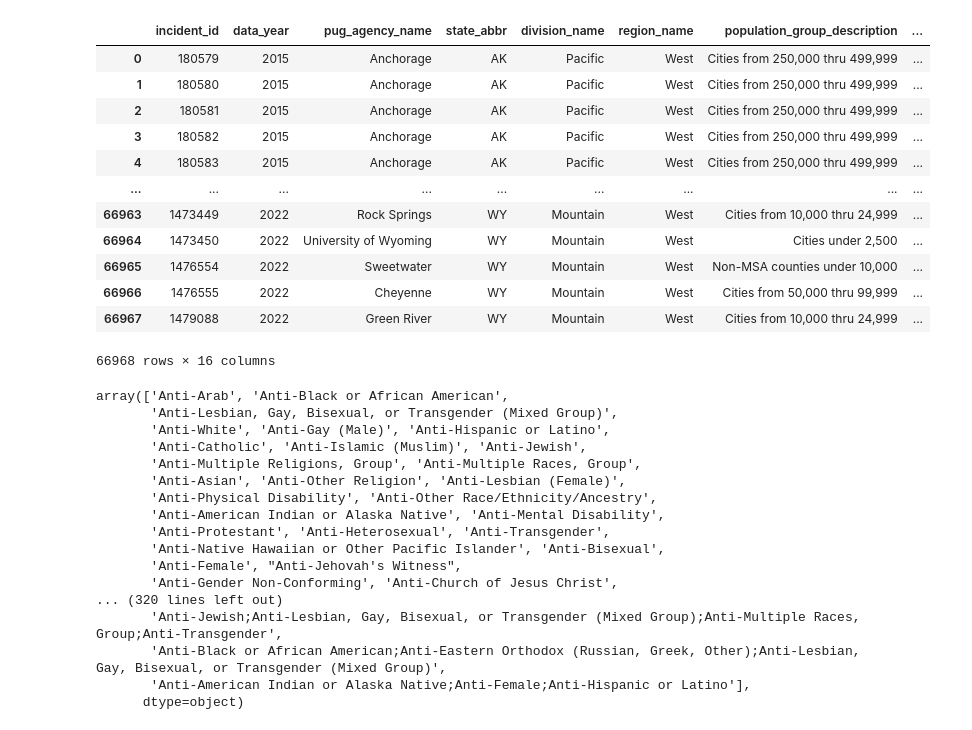
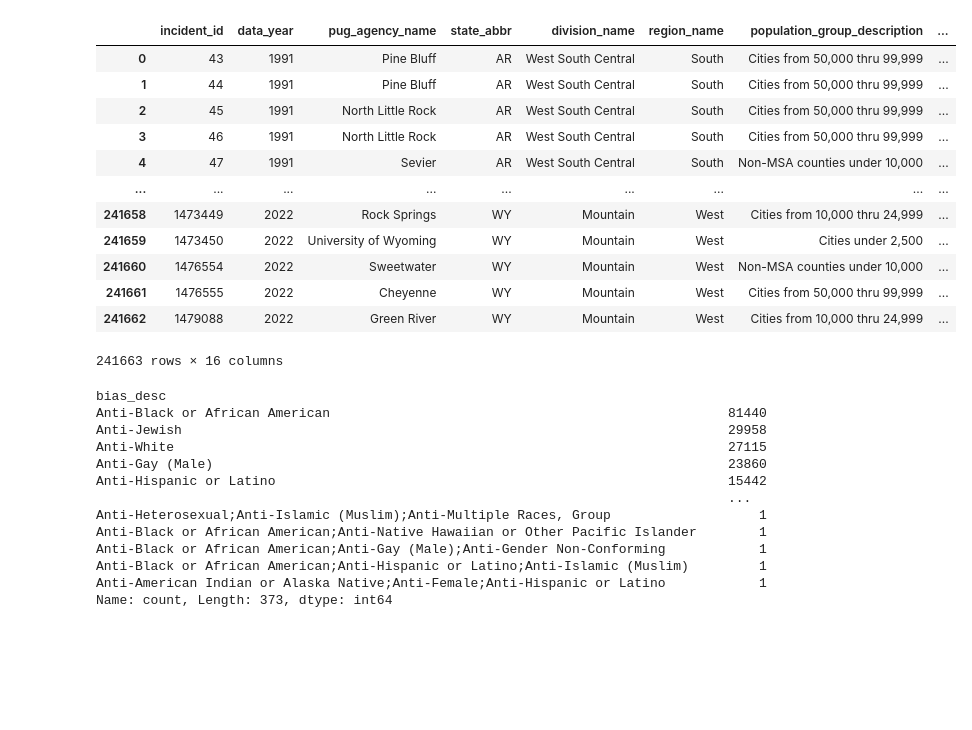
Before and after one commit to corporatemanny/FBI-Hate-Crime-Analysis, a Jupyter notebook: Analysis/dataFilter.ipynb, the cells around one changed output. Saved outputs shown, nothing was run; the diff lists cells and outputs as text; code cells hidden in the pictures; blank space fills up the shorter version.

```diff
--- a/Analysis/dataFilter.ipynb
+++ b/Analysis/dataFilter.ipynb
@@ -9,66 +7,60 @@ import matplotlib.pyplot as plt
 # %%
 hate_crime_data = os.path.join('..', 'Resources', 'hate_crime.csv')
 
 hateCrimedf = pd.read_csv(hate_crime_data)
-
-hateCrimedf = hateCrimedf[hateCrimedf['data_year'] >= 2015]
-hateCrimedf
 
 hateCrimedf.drop(columns=[
 
     'pub_agency_unit',
     'state_name',
     'population_group_code',
     'adult_victim_count',
     'juvenile_victim_count',
     'adult_offender_count',
     'juvenile_offender_count',
     'location_name',
     'multiple_offense',
     'multiple_bias',
     'ori',
     'agency_type_name',
 
 ], inplace=True)
 
 hateCrimedf.reset_index(drop=True)
+
+hateCrimedf
 # %% [output]
 |  | incident_id | data_year | pug_agency_name | state_abbr | division_name | region_name | population_group_description | ... |
-| 0 | 180579 | 2015 | Anchorage | AK | Pacific | West | Cities from 250,000 thru 499,999 | ... |
-| 1 | 180580 | 2015 | Anchorage | AK | Pacific | West | Cities from 250,000 thru 499,999 | ... |
-| 2 | 180581 | 2015 | Anchorage | AK | Pacific | West | Cities from 250,000 thru 499,999 | ... |
-| 3 | 180582 | 2015 | Anchorage | AK | Pacific | West | Cities from 250,000 thru 499,999 | ... |
-| 4 | 180583 | 2015 | Anchorage | AK | Pacific | West | Cities from 250,000 thru 499,999 | ... |
+| 0 | 43 | 1991 | Pine Bluff | AR | West South Central | South | Cities from 50,000 thru 99,999 | ... |
+| 1 | 44 | 1991 | Pine Bluff | AR | West South Central | South | Cities from 50,000 thru 99,999 | ... |
+| 2 | 45 | 1991 | North Little Rock | AR | West South Central | South | Cities from 50,000 thru 99,999 | ... |
+| 3 | 46 | 1991 | North Little Rock | AR | West South Central | South | Cities from 50,000 thru 99,999 | ... |
+| 4 | 47 | 1991 | Sevier | AR | West South Central | South | Non-MSA counties under 10,000 | ... |
 | ... | ... | ... | ... | ... | ... | ... | ... | ... |
-| 66963 | 1473449 | 2022 | Rock Springs | WY | Mountain | West | Cities from 10,000 thru 24,999 | ... |
-| 66964 | 1473450 | 2022 | University of Wyoming | WY | Mountain | West | Cities under 2,500 | ... |
-| 66965 | 1476554 | 2022 | Sweetwater | WY | Mountain | West | Non-MSA counties under 10,000 | ... |
-| 66966 | 1476555 | 2022 | Cheyenne | WY | Mountain | West | Cities from 50,000 thru 99,999 | ... |
-| 66967 | 1479088 | 2022 | Green River | WY | Mountain | West | Cities from 10,000 thru 24,999 | ... |
+| 241658 | 1473449 | 2022 | Rock Springs | WY | Mountain | West | Cities from 10,000 thru 24,999 | ... |
+| 241659 | 1473450 | 2022 | University of Wyoming | WY | Mountain | West | Cities under 2,500 | ... |
+| 241660 | 1476554 | 2022 | Sweetwater | WY | Mountain | West | Non-MSA counties under 10,000 | ... |
+| 241661 | 1476555 | 2022 | Cheyenne | WY | Mountain | West | Cities from 50,000 thru 99,999 | ... |
+| 241662 | 1479088 | 2022 | Green River | WY | Mountain | West | Cities from 10,000 thru 24,999 | ... |
-66968 rows × 16 columns
+241663 rows × 16 columns
 # %%
 
 grouped_crime = hateCrimedf.groupby('data_year')
 grouped_crime
 
 hateCrimedf['incident_date'] = pd.to_datetime(hateCrimedf['incident_date'])
-#hateCrimedf['bias_desc'] = pd.to_string(hateCrimedf['bias_desc'])
-hateCrimedf['bias_desc'].unique()
+hateCrimedf['bias_desc'].value_counts()
 # %% [output]
-array(['Anti-Arab', 'Anti-Black or African American',
-       'Anti-Lesbian, Gay, Bisexual, or Transgender (Mixed Group)',
-       'Anti-White', 'Anti-Gay (Male)', 'Anti-Hispanic or Latino',
-       'Anti-Catholic', 'Anti-Islamic (Muslim)', 'Anti-Jewish',
-       'Anti-Multiple Religions, Group', 'Anti-Multiple Races, Group',
-       'Anti-Asian', 'Anti-Other Religion', 'Anti-Lesbian (Female)',
-       'Anti-Physical Disability', 'Anti-Other Race/Ethnicity/Ancestry',
-       'Anti-American Indian or Alaska Native', 'Anti-Mental Disability',
-       'Anti-Protestant', 'Anti-Heterosexual', 'Anti-Transgender',
-       'Anti-Native Hawaiian or Other Pacific Islander', 'Anti-Bisexual',
-       'Anti-Female', "Anti-Jehovah's Witness",
-       'Anti-Gender Non-Conforming', 'Anti-Church of Jesus Christ',
-... (320 lines left out)
-       'Anti-Jewish;Anti-Lesbian, Gay, Bisexual, or Transgender (Mixed Group);Anti-Multiple Races, Group;Anti-Transgender',
-       'Anti-Black or African American;Anti-Eastern Orthodox (Russian, Greek, Other);Anti-Lesbian, Gay, Bisexual, or Transgender (Mixed Group)',
-       'Anti-American Indian or Alaska Native;Anti-Female;Anti-Hispanic or Latino'],
-      dtype=object)
+bias_desc
+Anti-Black or African American                                                   81440
+Anti-Jewish                                                                      29958
+Anti-White                                                                       27115
+Anti-Gay (Male)                                                                  23860
+Anti-Hispanic or Latino                                                          15442
+                                                                                 ...
+Anti-Heterosexual;Anti-Islamic (Muslim);Anti-Multiple Races, Group                   1
+Anti-Black or African American;Anti-Native Hawaiian or Other Pacific Islander        1
+Anti-Black or African American;Anti-Gay (Male);Anti-Gender Non-Conforming            1
+Anti-Black or African American;Anti-Hispanic or Latino;Anti-Islamic (Muslim)         1
+Anti-American Indian or Alaska Native;Anti-Female;Anti-Hispanic or Latino            1
+Name: count, Length: 373, dtype: int64
```
Also changed, not shown: parts of 6 cells of this notebook, 1 other file.
